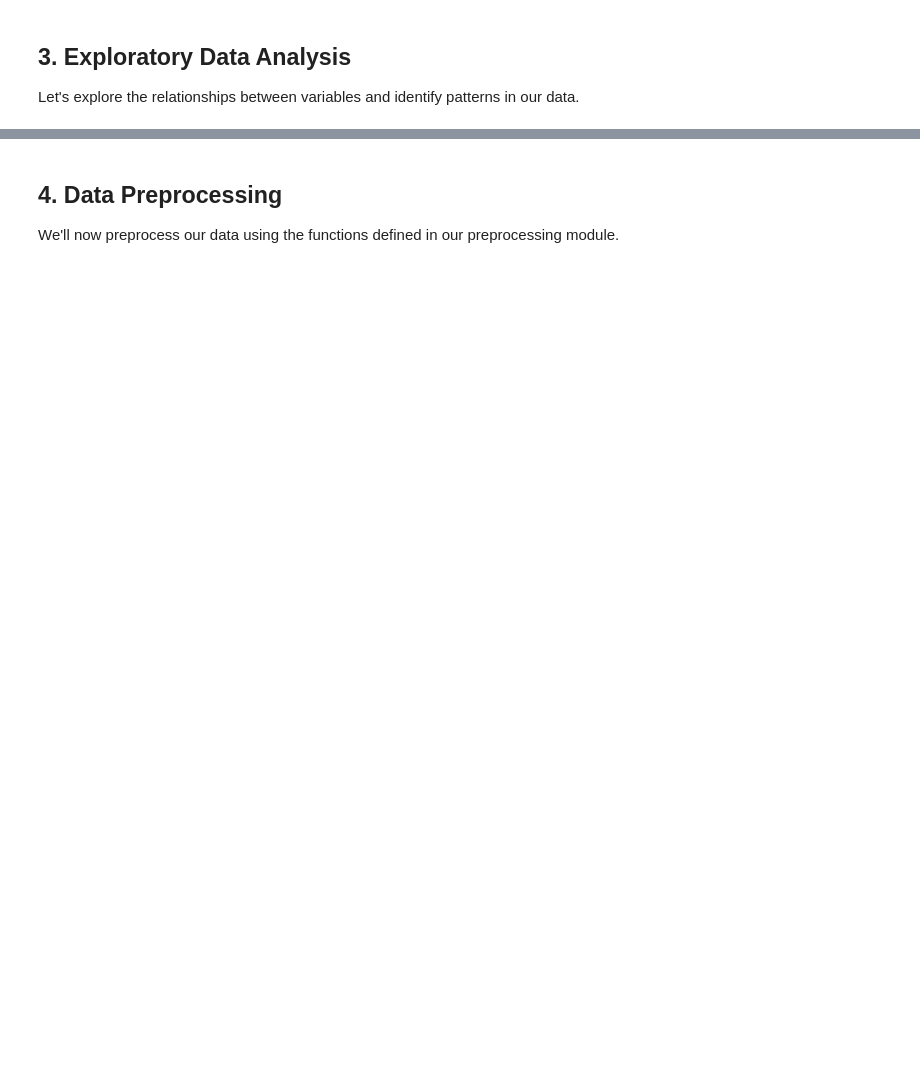
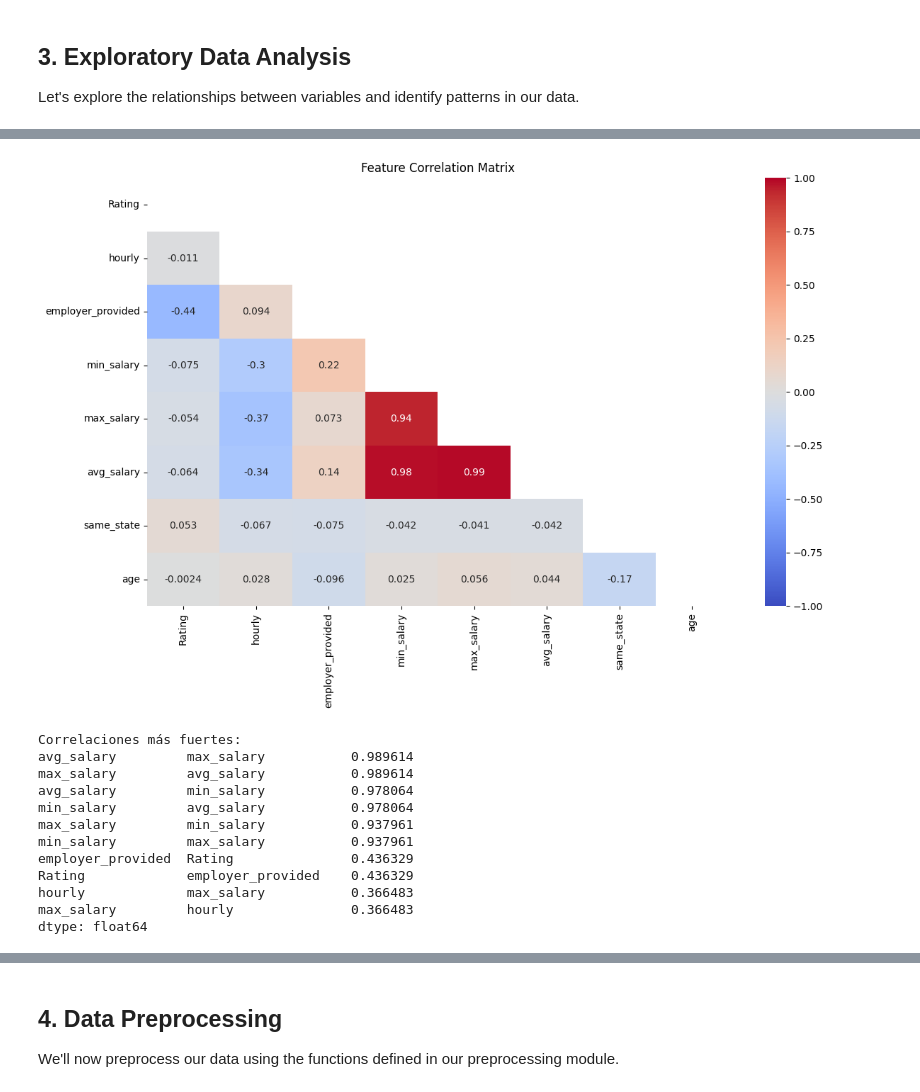
Before and after one commit to sredondo/salary_prediction, a Jupyter notebook: notebooks/main_notebook.ipynb, the cells around one changed output, grey strips where cells are left out. Drawn from its saved outputs; the diff is of its cells as text; code cells hidden in the pictures; blank space fills up the shorter version.

```diff
--- a/notebooks/main_notebook.ipynb
+++ b/notebooks/main_notebook.ipynb
@@ -117,3 +160,36 @@ plt.show()
+# %%
+# Correlation analysis
+plt.figure(figsize=(12, 8))
+numeric_columns = df.select_dtypes(include=[np.number]).columns
+correlation_matrix = df[numeric_columns].corr()
+
+# Visualización mejorada con máscara para el triángulo superior
+mask = np.triu(np.ones_like(correlation_matrix, dtype=bool))
+sns.heatmap(correlation_matrix, annot=True, cmap='coolwarm', mask=mask, vmin=-1, vmax=1)
+plt.title('Feature Correlation Matrix')
+plt.tight_layout()
+plt.show()
+
+# Destacar correlaciones fuertes (opcional)
+strong_correlations = correlation_matrix.abs().unstack().sort_values(ascending=False)
+# Eliminar autocorrelaciones (valor = 1.0)
+strong_correlations = strong_correlations[strong_correlations < 1.0]
+print("Correlaciones más fuertes:")
+print(strong_correlations.head(10))
+# %% [output]
+[figure, added]
+Correlaciones más fuertes:
+avg_salary         max_salary           0.989614
+max_salary         avg_salary           0.989614
+avg_salary         min_salary           0.978064
+min_salary         avg_salary           0.978064
+max_salary         min_salary           0.937961
+min_salary         max_salary           0.937961
+employer_provided  Rating               0.436329
+Rating             employer_provided    0.436329
+hourly             max_salary           0.366483
+max_salary         hourly               0.366483
+dtype: float64
 # %%
 # Salary distribution
 plt.figure(figsize=(10, 6))
```
Also changed, not shown: parts of 15 cells of this notebook.
